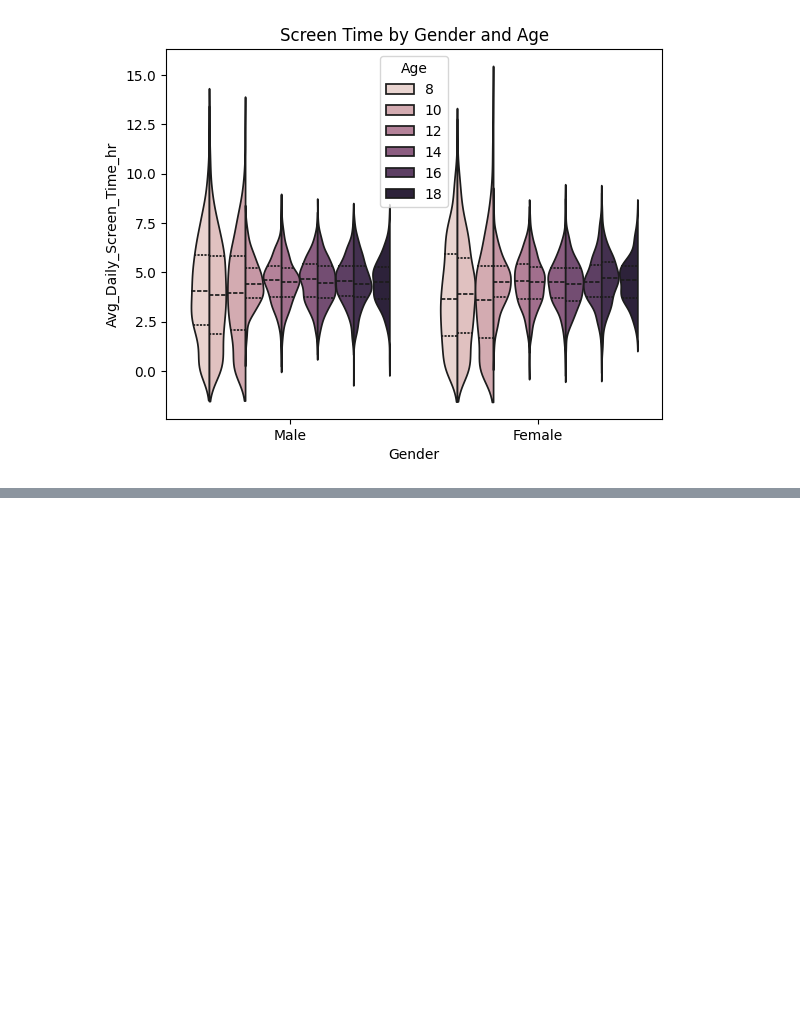
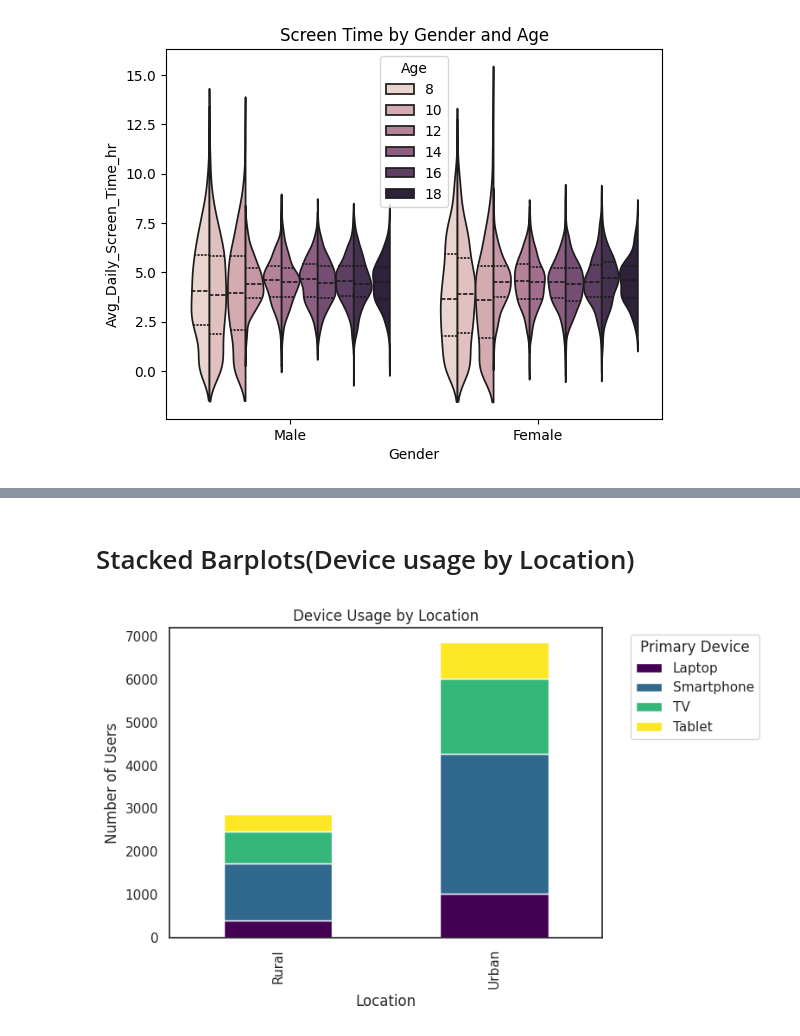
Before and after one commit to Joshika-Mentor/-Kid-s-Screentime-Visualization-Infosys-springboard-program-, a Jupyter notebook: DV_screen_sense_py.ipynb, the cells around one changed output, grey strips where cells are left out. Saved outputs shown, nothing was run; the diff lists cells and outputs as text; code cells hidden in the pictures; blank space fills up the shorter version.

```diff
--- a/DV_screen_sense_py.ipynb
+++ b/DV_screen_sense_py.ipynb
@@ -394,0 +561,28 @@ plt.show()
+# %% [markdown]
+# Stacked Barplots(Device usage by Location)
+# %%
+import pandas as pd
+import matplotlib.pyplot as plt
+
+
+data = df
+
+
+device_location = pd.crosstab(data['Urban_or_Rural'], data['Primary_Device'])
+
+
+device_location.plot(
+    kind='bar',
+    stacked=True,
+    figsize=(8, 5),
+    colormap='viridis'
+)
+
+plt.title("Device Usage by Location")
+plt.xlabel("Location")
+plt.ylabel("Number of Users")
+plt.legend(title="Primary Device", bbox_to_anchor=(1.05, 1), loc='upper left')
+plt.tight_layout()
+plt.show()
+# %% [output]
+[figure, added]
```
Also changed, not shown: parts of 19 cells of this notebook.
